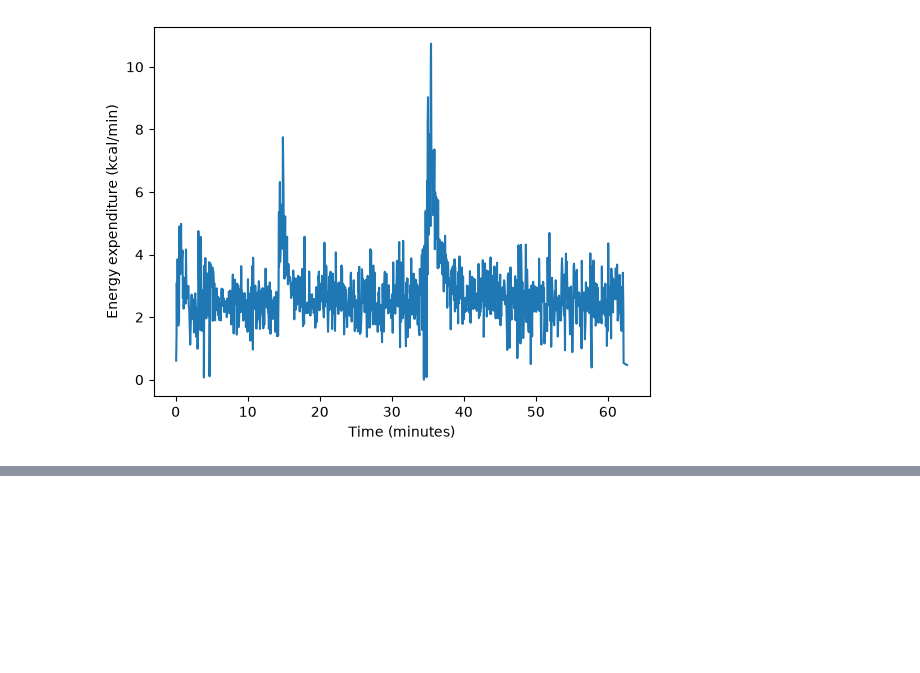
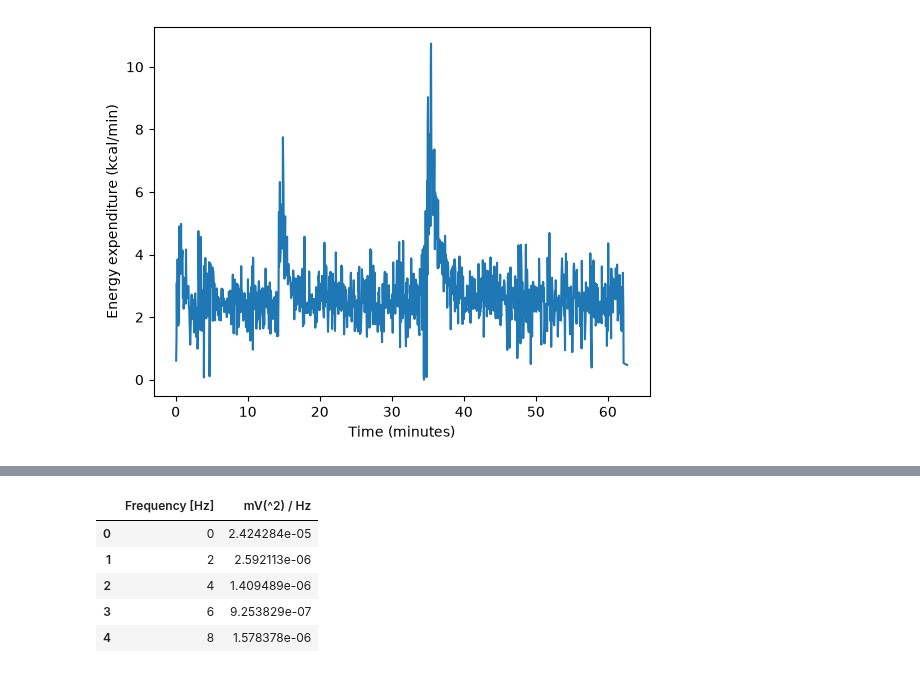
Before and after one commit to n7-sehgalr/wearable-mlee, a Jupyter notebook: notebooks/groundtruth.ipynb, the cells around one changed output, grey strips where cells are left out. Cells and saved outputs as stored; diff of their text form; code cells hidden in the pictures; blank space fills up the shorter version.

```diff
--- a/notebooks/groundtruth.ipynb
+++ b/notebooks/groundtruth.ipynb
@@ -173,0 +425,9 @@ df_emg =
+# %%
+psd.head()
+# %% [output]
+|  | Frequency [Hz] | mV(^2) / Hz |
+| 0 | 0 | 2.424284e-05 |
+| 1 | 2 | 2.592113e-06 |
+| 2 | 4 | 1.409489e-06 |
+| 3 | 6 | 9.253829e-07 |
+| 4 | 8 | 1.578378e-06 |
```
Also changed, not shown: parts of 28 cells of this notebook, 2 other files.
